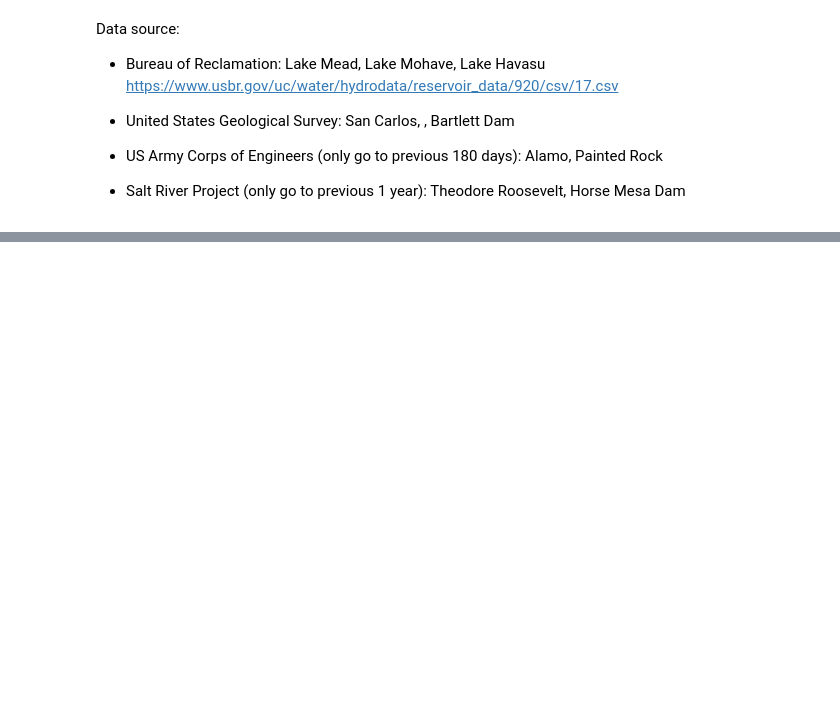
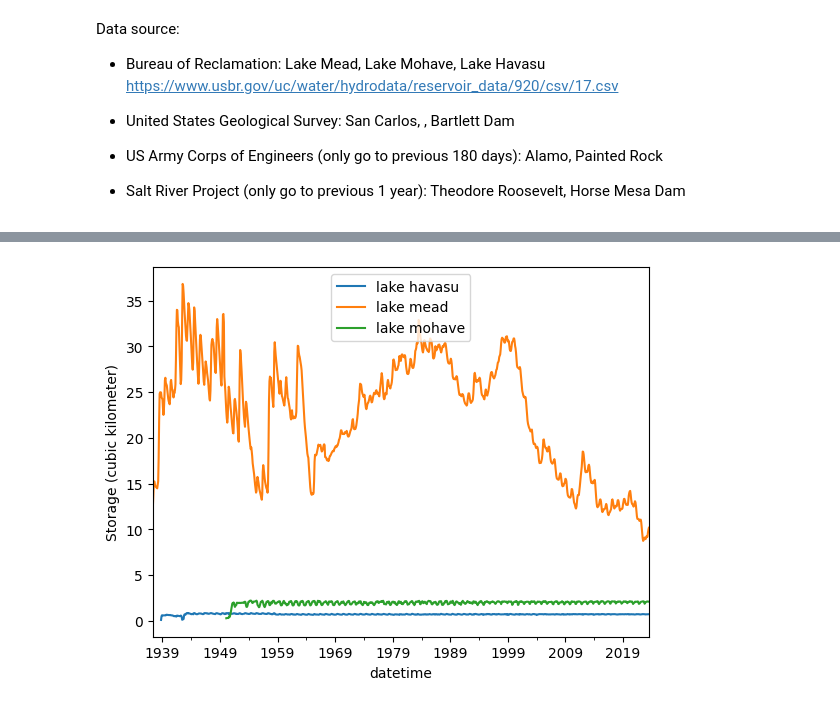
Before and after one commit to uwescience/DSSG2023-Groundwater, a Jupyter notebook: Snippets/yuanninghuang/read_surfacewater_lowercrb.ipynb, the cells around one changed output, grey strips where cells are left out. Cells and saved outputs as stored; diff of their text form; code cells hidden in the pictures; blank space fills up the shorter version.

Commit message:
addded meta data

```diff
--- a/Snippets/yuanninghuang/read_surfacewater_lowercrb.ipynb
+++ b/Snippets/yuanninghuang/read_surfacewater_lowercrb.ipynb
@@ -26,11 +27,14 @@ columns = ['datetime', 'name', 'state', 'storage']
 df = pd.DataFrame(columns=columns)
 # %%
 for reservoir_code, info in LOWER_RESERVOIR_RECLAMATION.items():
-    # print(info)
     data = read_csv_from_url(reclamation_url_head + str(reservoir_code) + reclamation_url_tail)
     data['name'] = info[0]
     data['state'] = info[1]
     data['datetime'] = pd.to_datetime(data['datetime'])
-    data.set_index('datetime',inplace=True)
-    data = data.groupby('name')['storage'].resample('M').mean().reset_index()
+    data.set_index('datetime', inplace=True)
+    data = data.groupby(['name', 'state'])['storage'].resample('M').mean().reset_index()
+    data['datetime'] = data['datetime'].dt.to_period('M')
     df = pd.concat([df, data], ignore_index=True)
+
+# convert unit from acre-feet to cubic kilometer
+df['storage'] = df['storage'] * 0.000001233
@@ -76,0 +57,14 @@ d
+# %%
+# Create a new figure
+plt.figure()
+
+# Iterate over the reservoir groups and plot each one
+for name, group in df.groupby('name'):
+    group.plot(x='datetime', y='storage', label=name, ax=plt.gca())
+
+# Display the legend and show the plot
+plt.legend()
+plt.ylabel('Storage (cubic kilometer)')
+plt.show()
+# %% [output]
+[figure, added]
```
Also changed, not shown: parts of 13 cells of this notebook.
